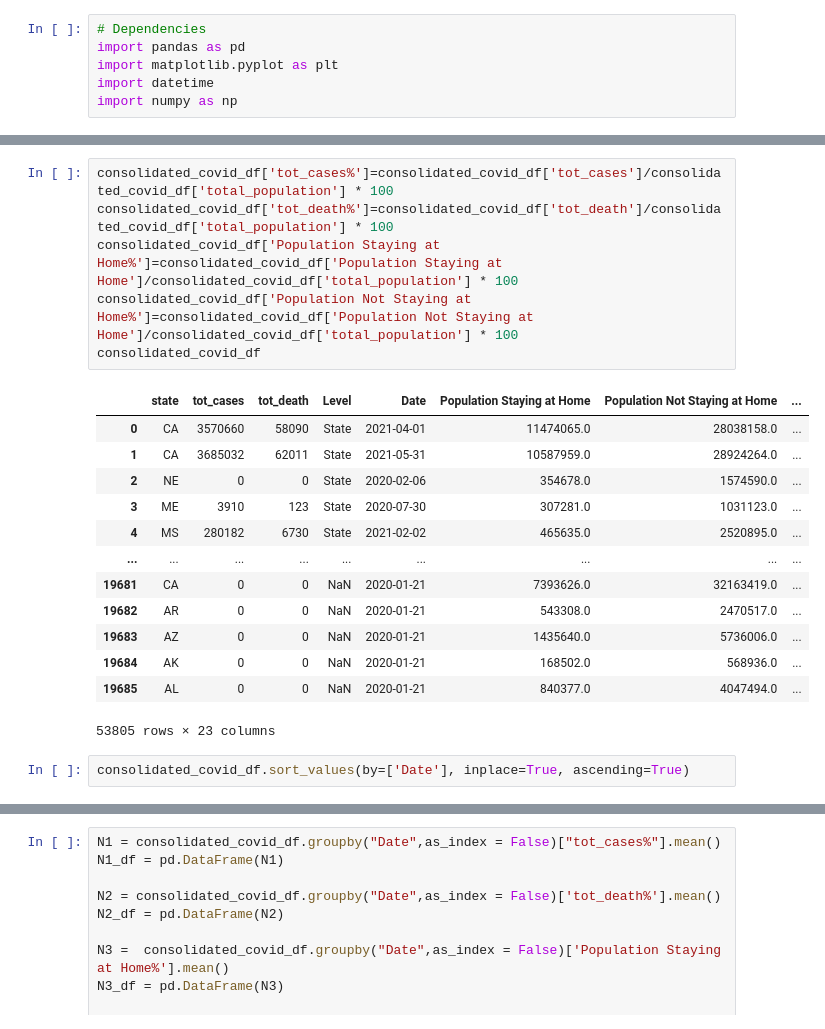
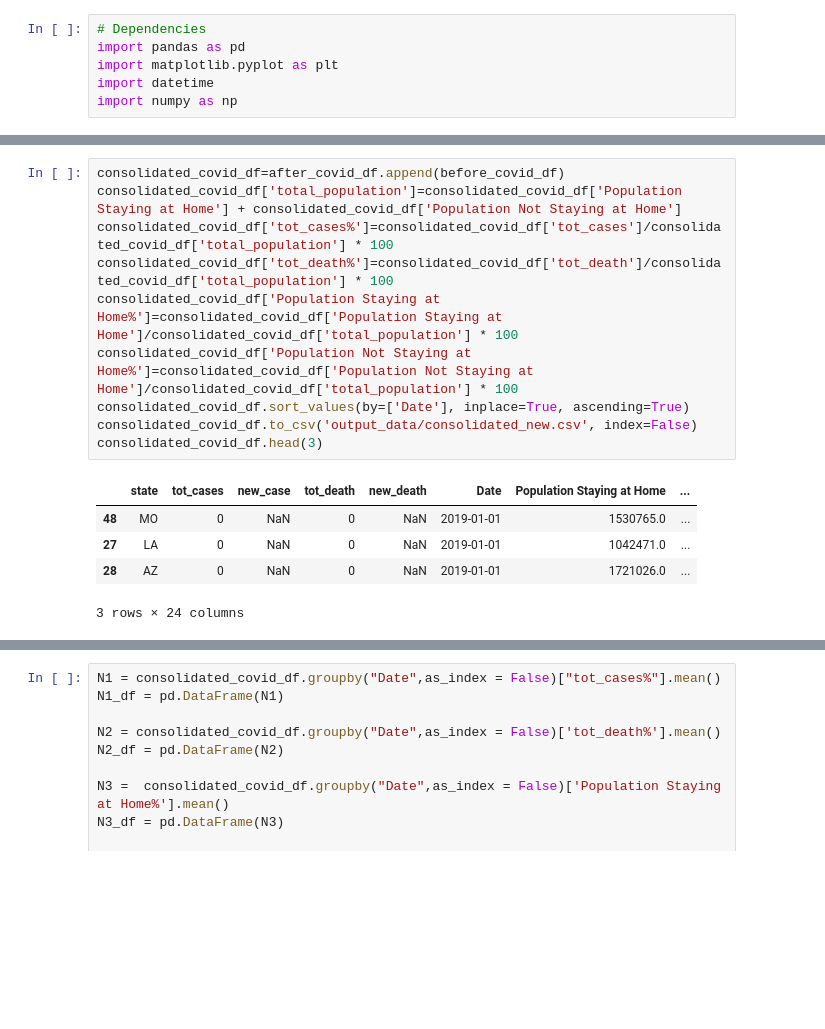
Before and after one commit to colinscampbell/project-1, a Jupyter notebook: analysis.ipynb, the cells around one changed output, grey strips where cells are left out. Saved outputs shown, nothing was run; the diff lists cells and outputs as text; blank space fills up the shorter version.

Commit message:
move generation of consolidated data over to data exploration file

```diff
--- a/analysis.ipynb
+++ b/analysis.ipynb
@@ -134,22 +16,16 @@ consolidated_covid_df.head(5)
 # %%
+consolidated_covid_df=after_covid_df.append(before_covid_df)
+consolidated_covid_df['total_population']=consolidated_covid_df['Population Staying at Home'] + consolidated_covid_df['Population Not Staying at Home']
 consolidated_covid_df['tot_cases%']=consolidated_covid_df['tot_cases']/consolidated_covid_df['total_population'] * 100
 consolidated_covid_df['tot_death%']=consolidated_covid_df['tot_death']/consolidated_covid_df['total_population'] * 100
 consolidated_covid_df['Population Staying at Home%']=consolidated_covid_df['Population Staying at Home']/consolidated_covid_df['total_population'] * 100
 consolidated_covid_df['Population Not Staying at Home%']=consolidated_covid_df['Population Not Staying at Home']/consolidated_covid_df['total_population'] * 100
-consolidated_covid_df
+consolidated_covid_df.sort_values(by=['Date'], inplace=True, ascending=True)
+consolidated_covid_df.to_csv('output_data/consolidated_new.csv', index=False)
+consolidated_covid_df.head(3)
 # %% [output]
-|  | state | tot_cases | tot_death | Level | Date | Population Staying at Home | Population Not Staying at Home | ... |
-| 0 | CA | 3570660 | 58090 | State | 2021-04-01 | 11474065.0 | 28038158.0 | ... |
-| 1 | CA | 3685032 | 62011 | State | 2021-05-31 | 10587959.0 | 28924264.0 | ... |
-| 2 | NE | 0 | 0 | State | 2020-02-06 | 354678.0 | 1574590.0 | ... |
-| 3 | ME | 3910 | 123 | State | 2020-07-30 | 307281.0 | 1031123.0 | ... |
-| 4 | MS | 280182 | 6730 | State | 2021-02-02 | 465635.0 | 2520895.0 | ... |
-| ... | ... | ... | ... | ... | ... | ... | ... | ... |
-| 19681 | CA | 0 | 0 | NaN | 2020-01-21 | 7393626.0 | 32163419.0 | ... |
-| 19682 | AR | 0 | 0 | NaN | 2020-01-21 | 543308.0 | 2470517.0 | ... |
-| 19683 | AZ | 0 | 0 | NaN | 2020-01-21 | 1435640.0 | 5736006.0 | ... |
-| 19684 | AK | 0 | 0 | NaN | 2020-01-21 | 168502.0 | 568936.0 | ... |
-| 19685 | AL | 0 | 0 | NaN | 2020-01-21 | 840377.0 | 4047494.0 | ... |
+|  | state | tot_cases | new_case | tot_death | new_death | Date | Population Staying at Home | ... |
+| 48 | MO | 0 | NaN | 0 | NaN | 2019-01-01 | 1530765.0 | ... |
+| 27 | LA | 0 | NaN | 0 | NaN | 2019-01-01 | 1042471.0 | ... |
+| 28 | AZ | 0 | NaN | 0 | NaN | 2019-01-01 | 1721026.0 | ... |
-53805 rows × 23 columns
+3 rows × 24 columns
-# %%
-consolidated_covid_df.sort_values(by=['Date'], inplace=True, ascending=True)
```
Also changed, not shown: parts of 16 cells of this notebook, 1 other file.
